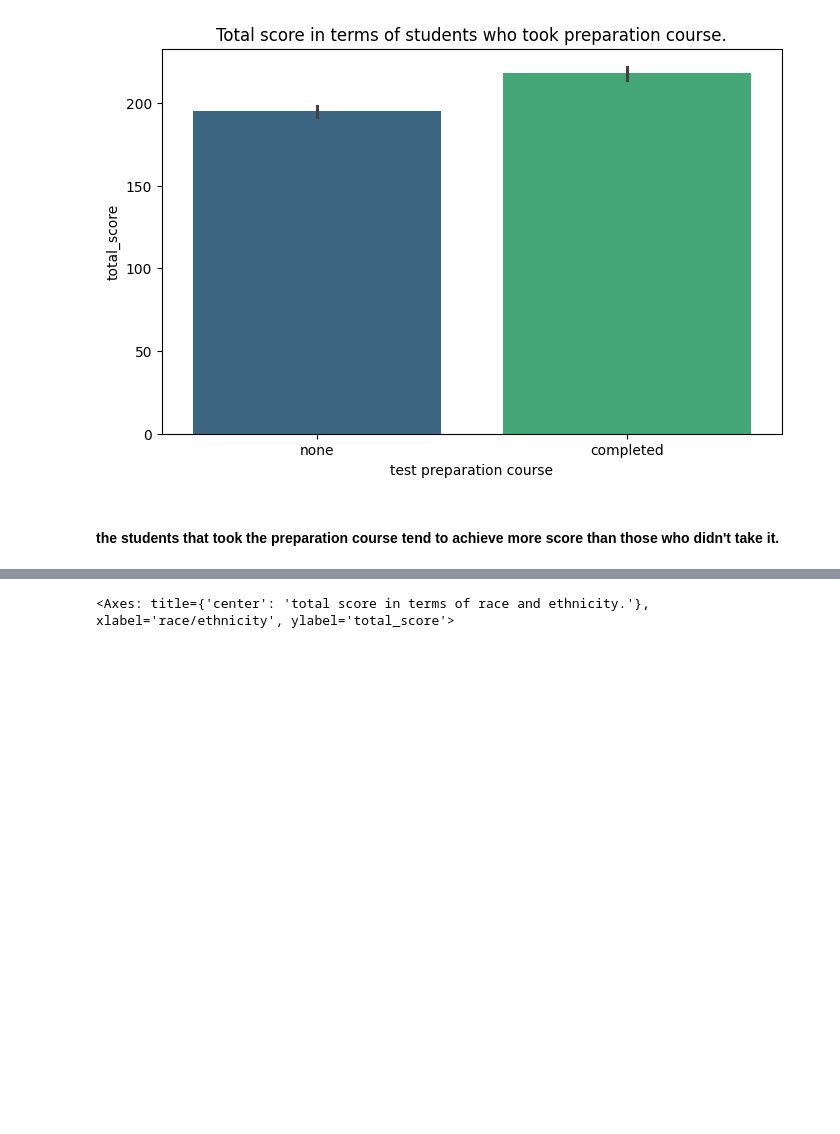
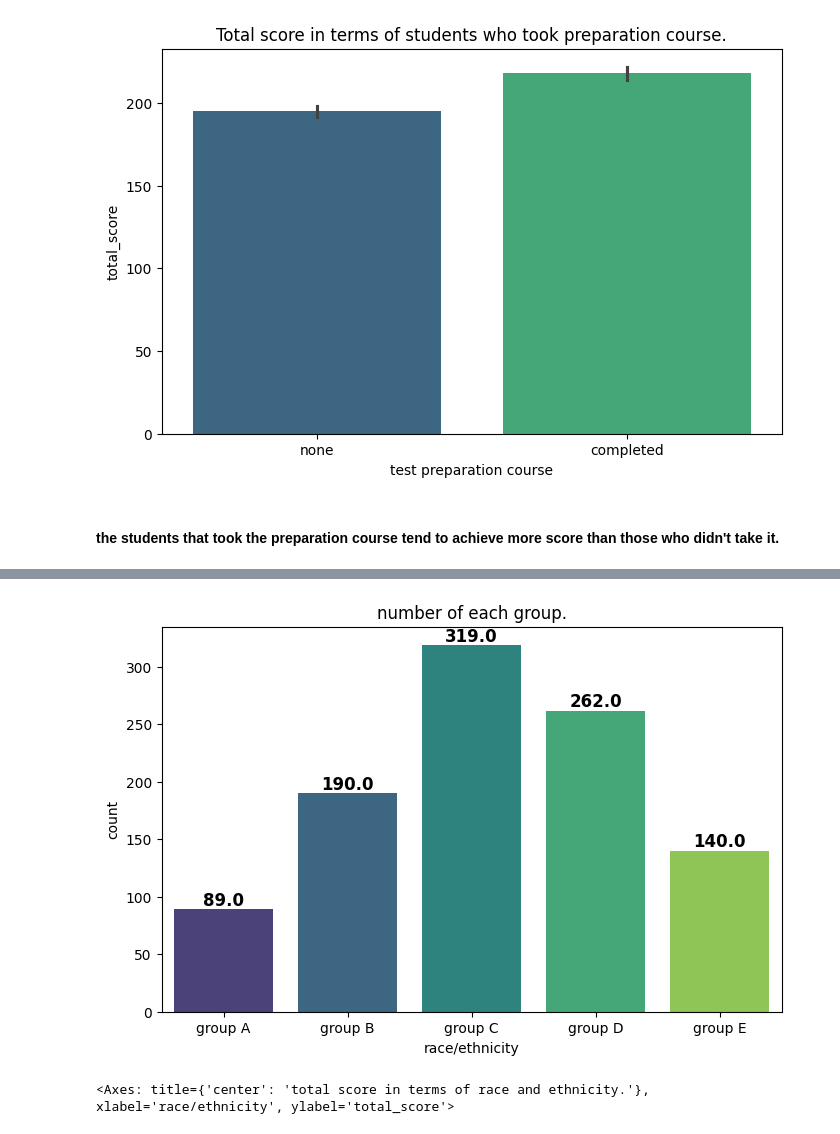
Before and after one commit to ahmedbadr237/StudentPerformanceIndicator, a Jupyter notebook: notebooks/EDA.ipynb, the cells around one changed output, grey strips where cells are left out. Saved outputs shown, nothing was run; the diff lists cells and outputs as text; code cells hidden in the pictures; blank space fills up the shorter version.

```diff
--- a/notebooks/EDA.ipynb
+++ b/notebooks/EDA.ipynb
@@ -207,3 +241,7 @@ sns.barplot(df,x='test preparation course', y='total_score', palette='viridis')
 [figure]
 # %% [markdown]
 #### the students that took the preparation course tend to achieve more score than those who didn't take it.
+# %%
+race_count = df.groupby('race/ethnicity').size().to_frame()
+race_count = race_count.rename(columns={0:'count'}).reset_index()
+race_count
@@ -210,3 +255,12 @@ sns.barplot(df,x='test preparation course', y='total_score', palette='viridis')
+# %%
+plt.figure(figsize=(8, 5))
+plt.title('number of each group.')
+ax = sns.barplot(race_count,x='race/ethnicity',y='count', palette='viridis')
+for p in ax.patches:
+    ax.annotate(f'{p.get_height()}',(p.get_x() + p.get_width()/2 , p.get_height()),ha='center',va='bottom',
+                fontsize=12,fontweight='bold',color='black')
+# %% [output]
+[figure, added]
 # %%
 plt.figure(figsize=(8, 5))
 plt.title('total score in terms of race and ethnicity.')
```
Also changed, not shown: parts of 9 cells of this notebook, 3 other files.
